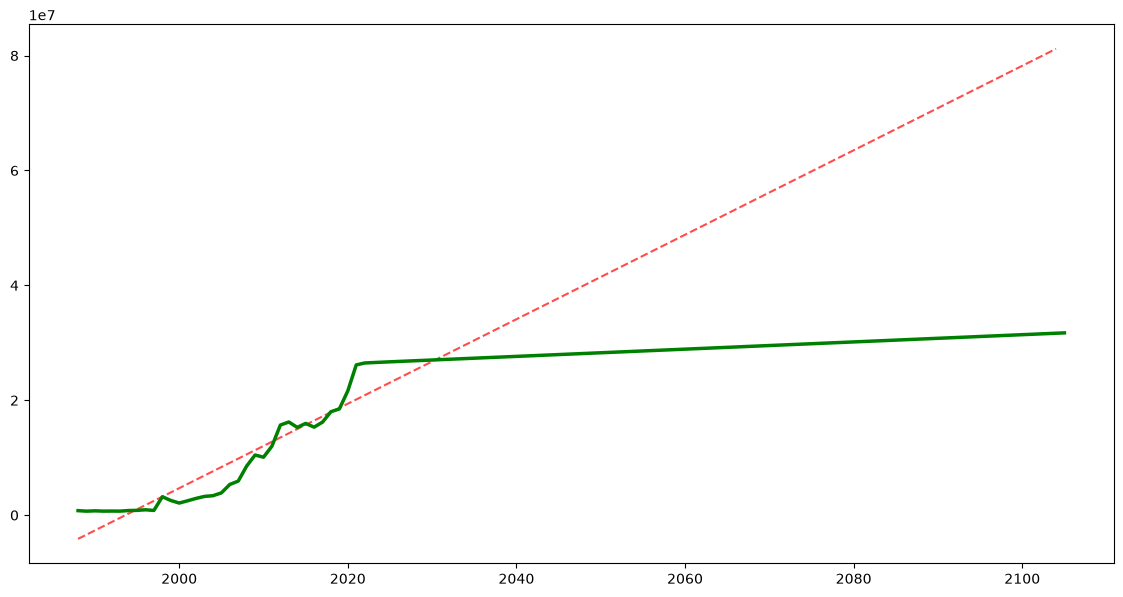
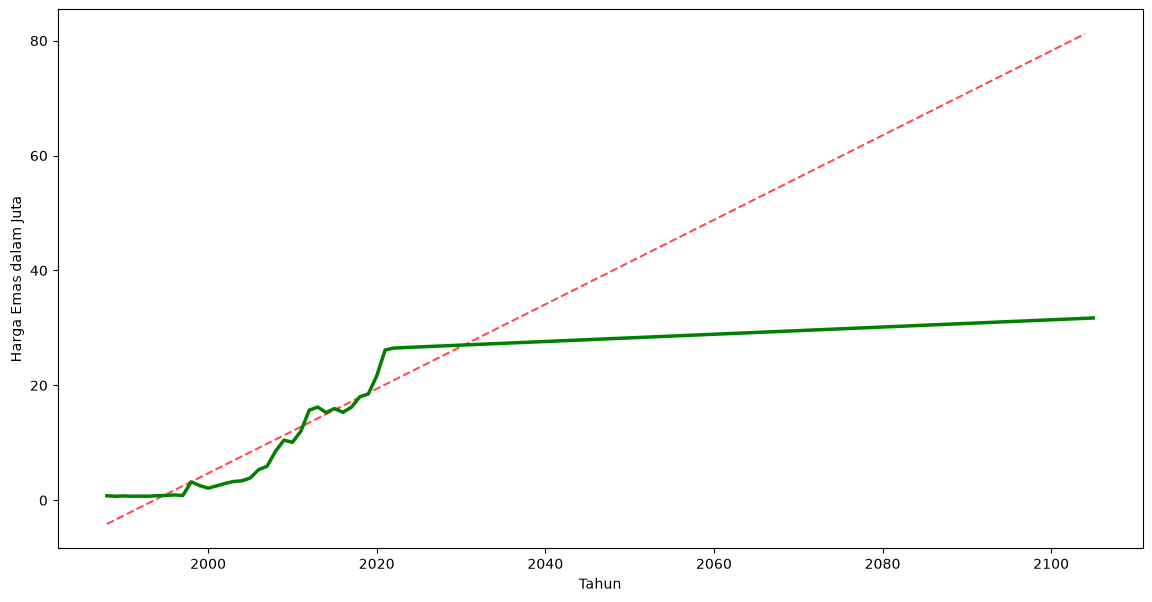
The change to this notebook cell's code, shown as a diff; its figure went from the first image to the second:
--- before
+++ after
@@ -3,6 +3,8 @@
 # B. Plot Garis OLS (Warna Merah Putus-putus)
 # Kita gabungin garis historis dan masa depan biar keliatan kaku-nya OLS dari ujung ke ujung
-plt.plot(range(MIN_TAHUN, MIN_TAHUN + len(total_ols)), total_ols, color='red', linestyle='--', alpha=0.7)
+plt.plot(range(MIN_TAHUN, MIN_TAHUN + len(total_ols)), total_ols / 1e6, color='red', linestyle='--', alpha=0.7)
 
-plt.plot(range(MIN_TAHUN, MIN_TAHUN + len(total_arima)), total_arima, color='green', linewidth=2.5, label='Forecast ARIMA (Fleksibel & Nanjak)')
+plt.plot(range(MIN_TAHUN, MIN_TAHUN + len(total_arima)), total_arima / 1e6, color='green', linewidth=2.5, label='Forecast ARIMA (Fleksibel & Nanjak)')
 
+plt.ylabel("Harga Emas dalam Juta")
+plt.xlabel("Tahun")

Commit: push marimo